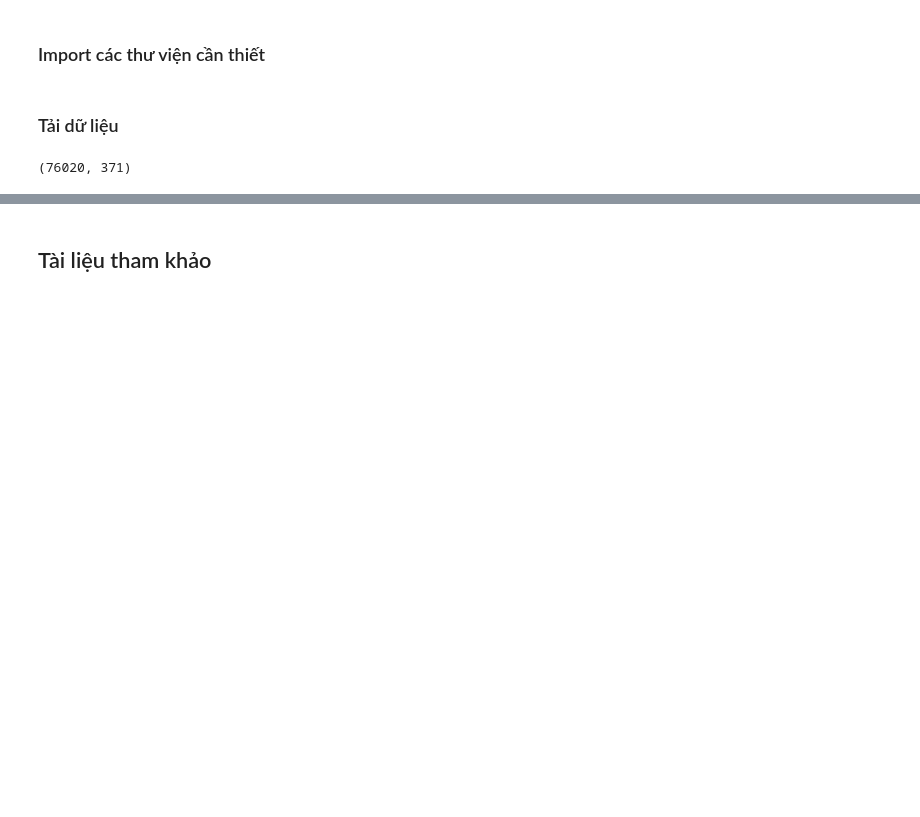
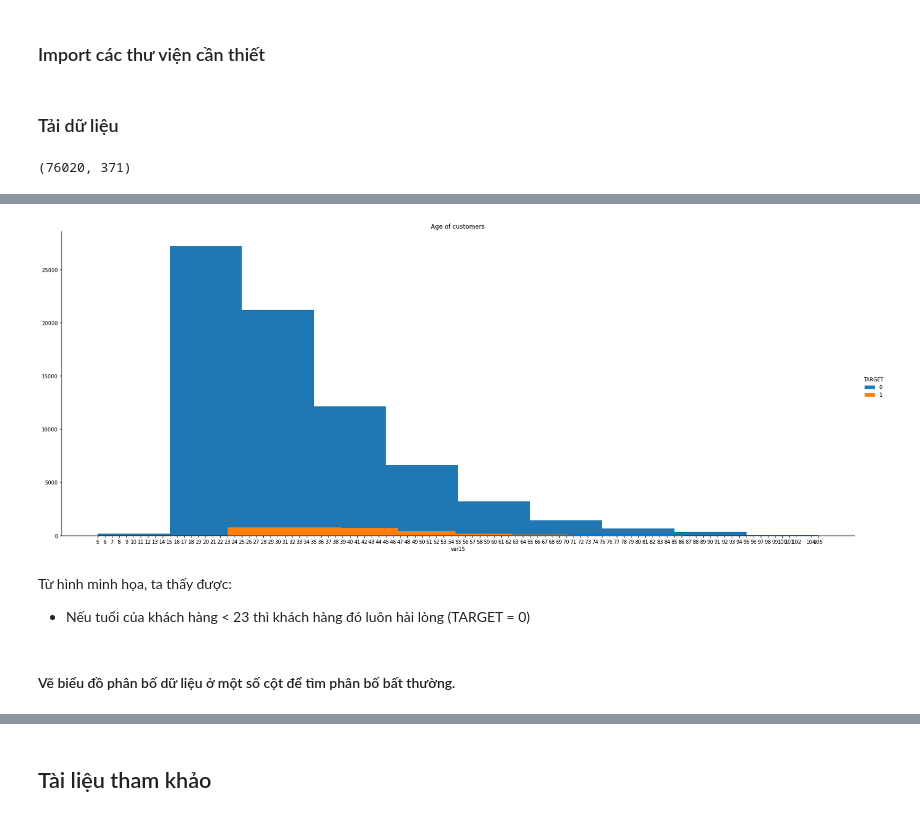
Before and after one commit to linh0303052/AplliedDSGroup11, a Jupyter notebook: Report.ipynb, the cells around one changed output, grey strips where cells are left out. Drawn from its saved outputs; the diff is of its cells as text; code cells hidden in the pictures; blank space fills up the shorter version.

```diff
--- a/Report.ipynb
+++ b/Report.ipynb
@@ -99,0 +113,6 @@ duplicates
+# %%
+col_list = []
+for col in train.columns:
+  if col not in ['ID', 'TARGET']:
+    col_list.append(col)
+len(col_list)
@@ -99,0 +121,6 @@ duplicates
+# %%
+unique_cols = []
+for col in col_list:
+  if (len(np.unique(train[col])) < 2):
+    unique_cols.append(col)
+print(len(unique_cols))
@@ -100,2 +146,21 @@ duplicates
+# %%
+def plot(col, name = 'unknown'):
+  g = sns.FacetGrid(train, hue = "TARGET", height = 9, aspect = 2.5).map(plt.hist, col).add_legend()
+  tmp = train[col].unique()
+
+  if (len(tmp) < 150):
+    g.set(xticks = tmp)
+
+  plt.title(name)
+  plt.show()
+# %%
+plot('var15', "Age of customers")
+# %% [output]
+[figure, added]
+# %% [markdown]
+Từ hình minh họa, ta thấy được:
+- Nếu tuổi của khách hàng < 23 thì khách hàng đó luôn hài lòng (TARGET = 0)
+# %% [markdown]
+#### Vẽ biểu đồ phân bố dữ liệu ở một số cột để tìm phân bố bất thường.
 # %%
 plt.hist(train['var3'])
```
Also changed, not shown: parts of 116 cells of this notebook, 3 other files.
